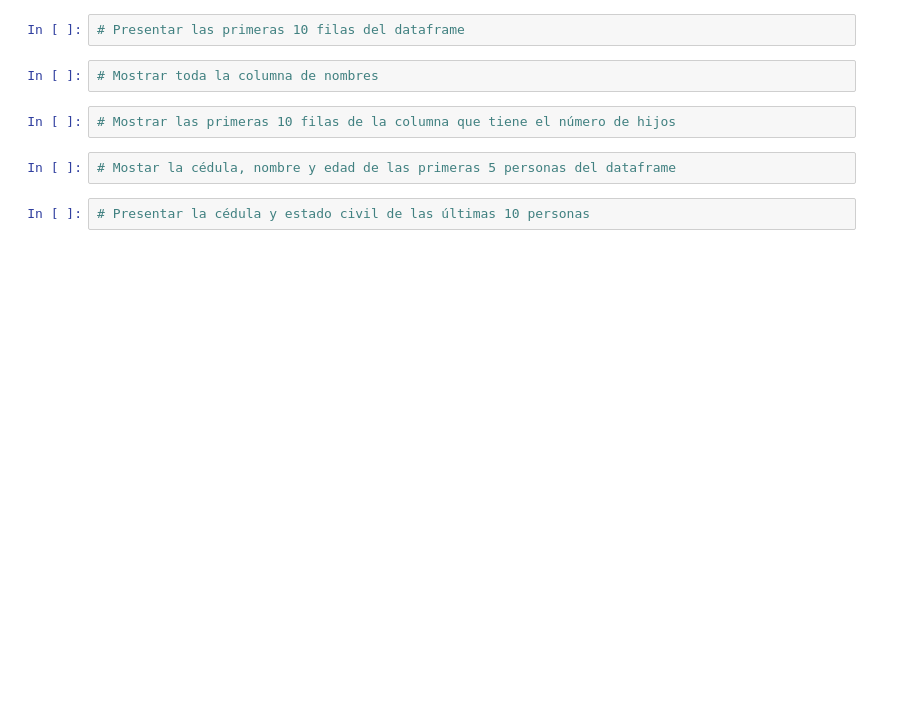
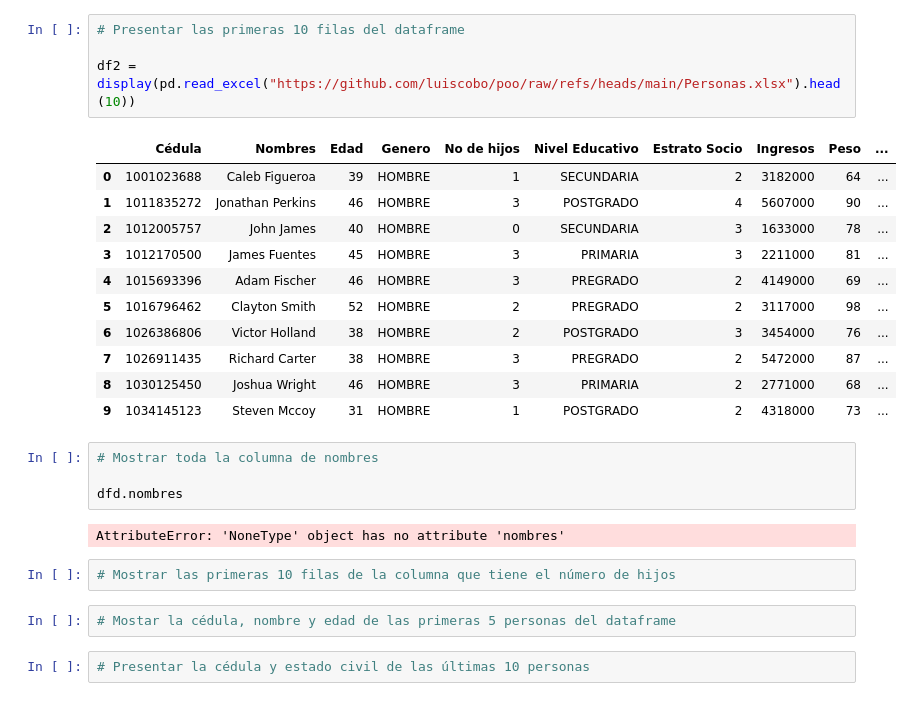
Before and after one commit to nfmanios-debug/Programaci-n_para_Ciencia_de_Datos-, a Jupyter notebook: Taller05.ipynb, the cells around one changed output. Drawn from its saved outputs; the diff is of its cells as text; blank space fills up the shorter version.

```diff
--- a/Taller05.ipynb
+++ b/Taller05.ipynb
@@ -25,7 +58,25 @@ df1 =
 # %%
 # Presentar las primeras 10 filas del dataframe
+
+df2 = display(pd.read_excel("https://github.com/luiscobo/poo/raw/refs/heads/main/Personas.xlsx").head(10))
+# %% [output]
+|  | Cédula | Nombres | Edad | Genero | No de hijos | Nivel Educativo | Estrato Socio | Ingresos | Peso | ... |
+| 0 | 1001023688 | Caleb Figueroa | 39 | HOMBRE | 1 | SECUNDARIA | 2 | 3182000 | 64 | ... |
+| 1 | 1011835272 | Jonathan Perkins | 46 | HOMBRE | 3 | POSTGRADO | 4 | 5607000 | 90 | ... |
+| 2 | 1012005757 | John James | 40 | HOMBRE | 0 | SECUNDARIA | 3 | 1633000 | 78 | ... |
+| 3 | 1012170500 | James Fuentes | 45 | HOMBRE | 3 | PRIMARIA | 3 | 2211000 | 81 | ... |
+| 4 | 1015693396 | Adam Fischer | 46 | HOMBRE | 3 | PREGRADO | 2 | 4149000 | 69 | ... |
+| 5 | 1016796462 | Clayton Smith | 52 | HOMBRE | 2 | PREGRADO | 2 | 3117000 | 98 | ... |
+| 6 | 1026386806 | Victor Holland | 38 | HOMBRE | 2 | POSTGRADO | 3 | 3454000 | 76 | ... |
+| 7 | 1026911435 | Richard Carter | 38 | HOMBRE | 3 | PREGRADO | 2 | 5472000 | 87 | ... |
+| 8 | 1030125450 | Joshua Wright | 46 | HOMBRE | 3 | PRIMARIA | 2 | 2771000 | 68 | ... |
+| 9 | 1034145123 | Steven Mccoy | 31 | HOMBRE | 1 | POSTGRADO | 2 | 4318000 | 73 | ... |
 # %%
 # Mostrar toda la columna de nombres
+
+dfd.nombres
+# %% [output]
+AttributeError: 'NoneType' object has no attribute 'nombres'
 # %%
 # Mostrar las primeras 10 filas de la columna que tiene el número de hijos
 # %%
```
Also changed, not shown: parts of 4 cells of this notebook.
